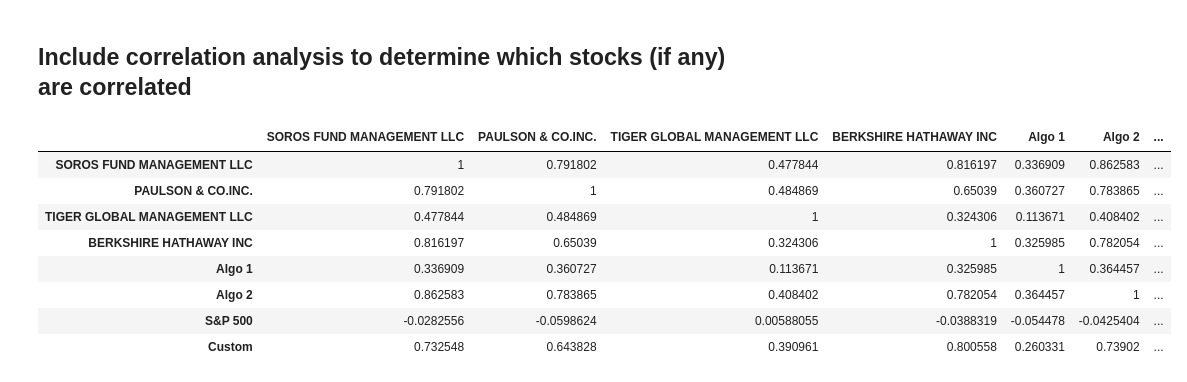
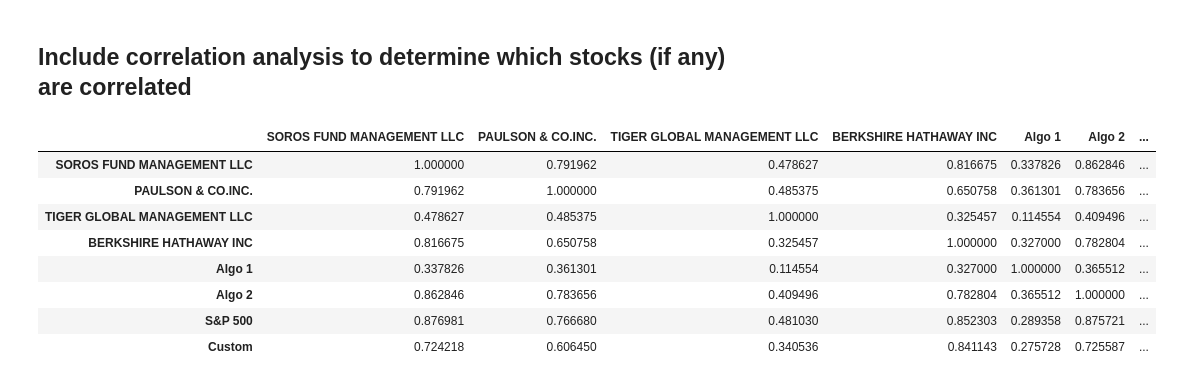
Before and after one commit to rolopez21/python-homework, a Jupyter notebook: hw/03-Python_and_Pandas/Starter_Code/whale_analysis.ipynb, the cells around one changed output. Drawn from its saved outputs; the diff is of its cells as text; code cells hidden in the pictures.

```diff
--- a/hw/03-Python_and_Pandas/Starter_Code/whale_analysis.ipynb
+++ b/hw/03-Python_and_Pandas/Starter_Code/whale_analysis.ipynb
@@ -474,6 +507,10 @@ In this section, you will build your own portfolio of stocks, calculate the retu
 # %%
 # Read the second stock
 # YOUR CODE HERE
+apple_csv = Path("../Resources/aapl_historical.csv")
+# YOUR CODE HERE
+apple_csv = pd.read_csv(apple_csv, index_col='Trade DATE', parse_dates=True)
+apple_csv.head()
 # %% [output]
 |  | Symbol | NOCP |
 | Trade DATE |  |  |
@@ -485,6 +522,10 @@ In this section, you will build your own portfolio of stocks, calculate the retu
 # %%
 # Read the third stock
 # YOUR CODE HERE
+cost_csv = Path("../Resources/cost_historical.csv")
+# YOUR CODE HERE
+cost_csv = pd.read_csv(cost_csv, index_col='Trade DATE', parse_dates=True)
+cost_csv.head()
 # %% [output]
 |  | Symbol | NOCP |
 | Trade DATE |  |  |
@@ -508,10 +554,10 @@ In this section, you will build your own portfolio of stocks, calculate the retu
 # Reset the index
 # YOUR CODE HERE
 
-all_prices = pd.concat([amd, mu], axis="rows", join="inner")
-all_prices = all_prices.reset_index()
-all_prices = all_prices.pivot_table(values="NOCP", index="Trade DATE", columns="Symbol")
-all_prices.head()
+raw_DataFrame_reset = pd.concat([google_csv,apple_csv,cost_csv], axis="rows", join="inner")
+raw_DataFrame = raw_DataFrame_reset.reset_index()
+raw_DataFrame.head()
+#Desktop/Class_Repo/class/04-Pandas/1/Activities/07-Ins_Portfolio_Returns/Solved/portfolio_returns.ipynb
 # %% [output]
 |  | Trade DATE | Symbol | NOCP |
 | 0 | 2019-05-09 | GOOG | 1162.38 |
@@ -582,0 +618,16 @@ dtype: float64
+# %%
+# YOUR CODE HERE
+
+#pivot by values
+pivot_DataFrame2 = raw_DataFrame.pivot_table(values="NOCP", index="Trade DATE")
+
+#daily returns consolidated
+daily_returns_portfolio = pivot_DataFrame2.pct_change()
+daily_returns_portfolio = daily_returns_portfolio.dropna()
+#change column name
+daily_returns_portfolio = daily_returns_portfolio.rename(columns={'NOCP':'Custom'})
+
+#join dataframes
+
+daily_return_all_data = pd.concat([joined_data,daily_returns_portfolio], axis='columns', join='inner')
+daily_return_all_data.head()
@@ -638,16 +718,16 @@ sharpe_ratios.plot(kind="bar", title="Sharpe Ratios")
 # %%
 # YOUR CODE HERE
 #/class/04-Pandas/1/Activities/02-Stu_Correlation/Solved/diversification.ipynb
 # Use the `corr` function to calculate correlations for each stock pair
-correlation = daily_returns.corr()
+correlation = daily_return_all_data.corr()
 correlation
 # %% [output]
 |  | SOROS FUND MANAGEMENT LLC | PAULSON & CO.INC. | TIGER GLOBAL MANAGEMENT LLC | BERKSHIRE HATHAWAY INC | Algo 1 | Algo 2 | ... |
-| SOROS FUND MANAGEMENT LLC | 1 | 0.791802 | 0.477844 | 0.816197 | 0.336909 | 0.862583 | ... |
-| PAULSON & CO.INC. | 0.791802 | 1 | 0.484869 | 0.65039 | 0.360727 | 0.783865 | ... |
-| TIGER GLOBAL MANAGEMENT LLC | 0.477844 | 0.484869 | 1 | 0.324306 | 0.113671 | 0.408402 | ... |
-| BERKSHIRE HATHAWAY INC | 0.816197 | 0.65039 | 0.324306 | 1 | 0.325985 | 0.782054 | ... |
-| Algo 1 | 0.336909 | 0.360727 | 0.113671 | 0.325985 | 1 | 0.364457 | ... |
-| Algo 2 | 0.862583 | 0.783865 | 0.408402 | 0.782054 | 0.364457 | 1 | ... |
-| S&P 500 | -0.0282556 | -0.0598624 | 0.00588055 | -0.0388319 | -0.054478 | -0.0425404 | ... |
-| Custom | 0.732548 | 0.643828 | 0.390961 | 0.800558 | 0.260331 | 0.73902 | ... |
+| SOROS FUND MANAGEMENT LLC | 1.000000 | 0.791962 | 0.478627 | 0.816675 | 0.337826 | 0.862846 | ... |
+| PAULSON & CO.INC. | 0.791962 | 1.000000 | 0.485375 | 0.650758 | 0.361301 | 0.783656 | ... |
+| TIGER GLOBAL MANAGEMENT LLC | 0.478627 | 0.485375 | 1.000000 | 0.325457 | 0.114554 | 0.409496 | ... |
+| BERKSHIRE HATHAWAY INC | 0.816675 | 0.650758 | 0.325457 | 1.000000 | 0.327000 | 0.782804 | ... |
+| Algo 1 | 0.337826 | 0.361301 | 0.114554 | 0.327000 | 1.000000 | 0.365512 | ... |
+| Algo 2 | 0.862846 | 0.783656 | 0.409496 | 0.782804 | 0.365512 | 1.000000 | ... |
+| S&P 500 | 0.876981 | 0.766680 | 0.481030 | 0.852303 | 0.289358 | 0.875721 | ... |
+| Custom | 0.724218 | 0.606450 | 0.340536 | 0.841143 | 0.275728 | 0.725587 | ... |
```
Also changed, not shown: parts of 27 cells of this notebook.
